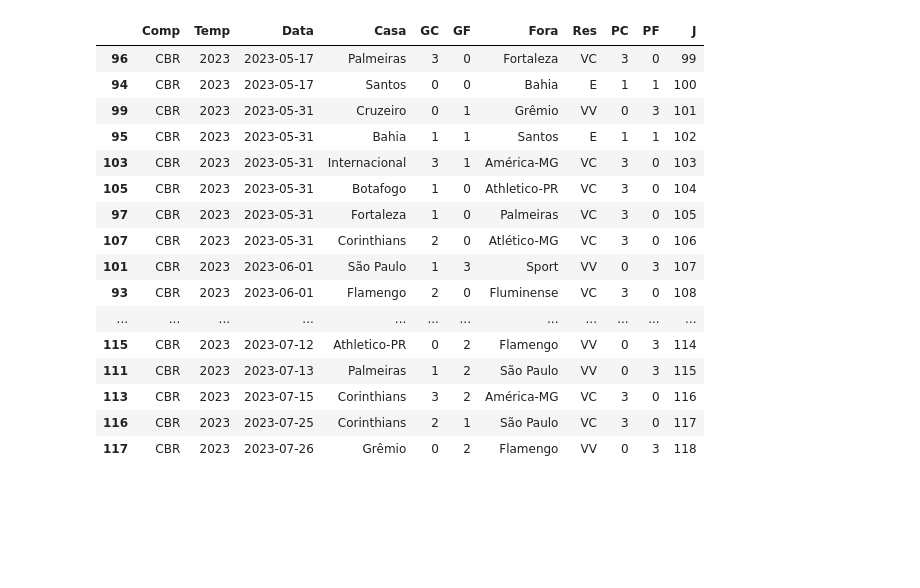
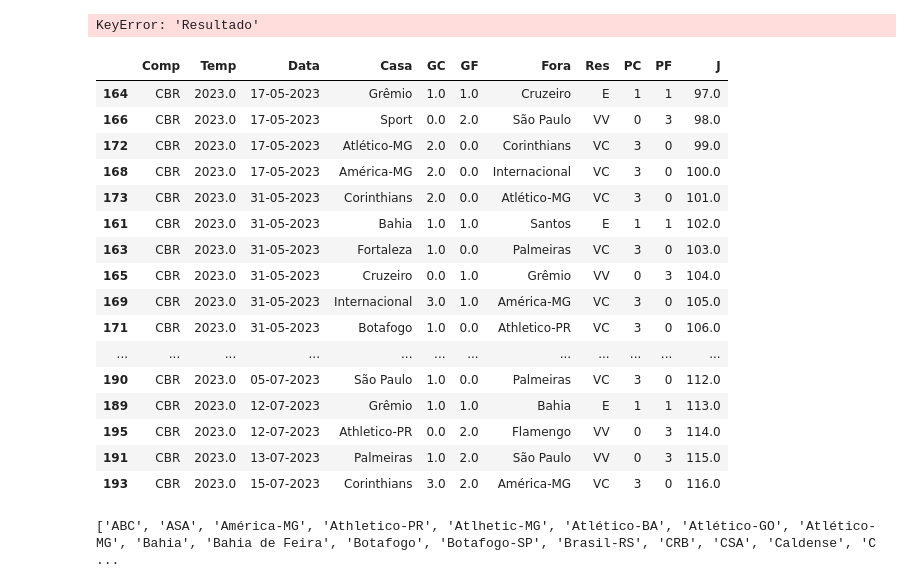
Before and after one commit to JotapeJorge/Back-End-Elo, a Jupyter notebook: Copa do Brasil 2023 - Web scrapping and Data cleaning.ipynb, the cells around one changed output. Cells and saved outputs as stored; diff of their text form; code cells hidden in the pictures; blank space fills up the shorter version.

Commit message:
Updating the data

```diff
--- a/Copa do Brasil 2023 - Web scrapping and Data cleaning.ipynb
+++ b/Copa do Brasil 2023 - Web scrapping and Data cleaning.ipynb
@@ -42,7 +59,4 @@ with open('dataCBR2023raw.csv', 'w', newline='', encoding='utf-8') as csvfile:
 # %%
-import pandas as pd
-df = pd.read_csv('dataCBR2023raw.csv')
-
 #Cleans-up the 'Resultado' column
 df['Resultado'] = df['Resultado'].str.replace(r'\([^)]*\)', '', regex=True)
 # Drop rows where the result is only an "x"
@@ -85,8 +99,12 @@ df['Temp'] = df['Data'].dt.year
 #organizes de columns of the sacond dataframe
 new_order = ['Comp','Temp','Data','Casa','GC', 'GF','Fora','Res']
 df= df.reindex(columns=new_order)
+
+
+#df.replace({             }, inplace=True)
+
+#drops unvalid data
 df.dropna(axis=0, how='all', inplace=True)
-
 #sort values by date
 df = df.sort_values(by='Data')
 
@@ -100,4 +118,6 @@ df['PF'] = df.apply(lambda x: 3 if x['Res'] == 'VV' else
 df['J'] = df.groupby('Temp').cumcount() + 1
 #corrects any possible issue before saving as new file
 df = df.dropna()
+# %% [output]
+KeyError: 'Resultado'
 # %%
@@ -171,23 +190,30 @@ df.replace({'Abc': 'ABC',
 
                         }, inplace=True)
 # %%
+df['Data'] = df['Data'].dt.strftime('%d-%m-%Y')
 df.tail(20)
 # %% [output]
 |  | Comp | Temp | Data | Casa | GC | GF | Fora | Res | PC | PF | J |
-| 96 | CBR | 2023 | 2023-05-17 | Palmeiras | 3 | 0 | Fortaleza | VC | 3 | 0 | 99 |
-| 94 | CBR | 2023 | 2023-05-17 | Santos | 0 | 0 | Bahia | E | 1 | 1 | 100 |
-| 99 | CBR | 2023 | 2023-05-31 | Cruzeiro | 0 | 1 | Grêmio | VV | 0 | 3 | 101 |
-| 95 | CBR | 2023 | 2023-05-31 | Bahia | 1 | 1 | Santos | E | 1 | 1 | 102 |
-| 103 | CBR | 2023 | 2023-05-31 | Internacional | 3 | 1 | América-MG | VC | 3 | 0 | 103 |
-| 105 | CBR | 2023 | 2023-05-31 | Botafogo | 1 | 0 | Athletico-PR | VC | 3 | 0 | 104 |
-| 97 | CBR | 2023 | 2023-05-31 | Fortaleza | 1 | 0 | Palmeiras | VC | 3 | 0 | 105 |
-| 107 | CBR | 2023 | 2023-05-31 | Corinthians | 2 | 0 | Atlético-MG | VC | 3 | 0 | 106 |
-| 101 | CBR | 2023 | 2023-06-01 | São Paulo | 1 | 3 | Sport | VV | 0 | 3 | 107 |
-| 93 | CBR | 2023 | 2023-06-01 | Flamengo | 2 | 0 | Fluminense | VC | 3 | 0 | 108 |
+| 164 | CBR | 2023.0 | 17-05-2023 | Grêmio | 1.0 | 1.0 | Cruzeiro | E | 1 | 1 | 97.0 |
+| 166 | CBR | 2023.0 | 17-05-2023 | Sport | 0.0 | 2.0 | São Paulo | VV | 0 | 3 | 98.0 |
+| 172 | CBR | 2023.0 | 17-05-2023 | Atlético-MG | 2.0 | 0.0 | Corinthians | VC | 3 | 0 | 99.0 |
+| 168 | CBR | 2023.0 | 17-05-2023 | América-MG | 2.0 | 0.0 | Internacional | VC | 3 | 0 | 100.0 |
+| 173 | CBR | 2023.0 | 31-05-2023 | Corinthians | 2.0 | 0.0 | Atlético-MG | VC | 3 | 0 | 101.0 |
+| 161 | CBR | 2023.0 | 31-05-2023 | Bahia | 1.0 | 1.0 | Santos | E | 1 | 1 | 102.0 |
+| 163 | CBR | 2023.0 | 31-05-2023 | Fortaleza | 1.0 | 0.0 | Palmeiras | VC | 3 | 0 | 103.0 |
+| 165 | CBR | 2023.0 | 31-05-2023 | Cruzeiro | 0.0 | 1.0 | Grêmio | VV | 0 | 3 | 104.0 |
+| 169 | CBR | 2023.0 | 31-05-2023 | Internacional | 3.0 | 1.0 | América-MG | VC | 3 | 0 | 105.0 |
+| 171 | CBR | 2023.0 | 31-05-2023 | Botafogo | 1.0 | 0.0 | Athletico-PR | VC | 3 | 0 | 106.0 |
 | ... | ... | ... | ... | ... | ... | ... | ... | ... | ... | ... | ... |
-| 115 | CBR | 2023 | 2023-07-12 | Athletico-PR | 0 | 2 | Flamengo | VV | 0 | 3 | 114 |
-| 111 | CBR | 2023 | 2023-07-13 | Palmeiras | 1 | 2 | São Paulo | VV | 0 | 3 | 115 |
-| 113 | CBR | 2023 | 2023-07-15 | Corinthians | 3 | 2 | América-MG | VC | 3 | 0 | 116 |
-| 116 | CBR | 2023 | 2023-07-25 | Corinthians | 2 | 1 | São Paulo | VC | 3 | 0 | 117 |
-| 117 | CBR | 2023 | 2023-07-26 | Grêmio | 0 | 2 | Flamengo | VV | 0 | 3 | 118 |
+| 190 | CBR | 2023.0 | 05-07-2023 | São Paulo | 1.0 | 0.0 | Palmeiras | VC | 3 | 0 | 112.0 |
+| 189 | CBR | 2023.0 | 12-07-2023 | Grêmio | 1.0 | 1.0 | Bahia | E | 1 | 1 | 113.0 |
+| 195 | CBR | 2023.0 | 12-07-2023 | Athletico-PR | 0.0 | 2.0 | Flamengo | VV | 0 | 3 | 114.0 |
+| 191 | CBR | 2023.0 | 13-07-2023 | Palmeiras | 1.0 | 2.0 | São Paulo | VV | 0 | 3 | 115.0 |
+| 193 | CBR | 2023.0 | 15-07-2023 | Corinthians | 3.0 | 2.0 | América-MG | VC | 3 | 0 | 116.0 |
+# %%
+unique_values = df['Casa'].unique()
+unique_values_sorted = sorted(unique_values)
+print(unique_values_sorted)
+# %% [output]
+['ABC', 'ASA', 'América-MG', 'Athletico-PR', 'Atlhetic-MG', 'Atlético-BA', 'Atlético-GO', 'Atlético-MG', 'Bahia', 'Bahia de Feira', 'Botafogo', 'Botafogo-SP', 'Brasil-RS', 'CRB', 'CSA', 'Caldense', 'C ...
 # %%
```
Also changed, not shown: parts of 6 cells of this notebook, 19 other files.
